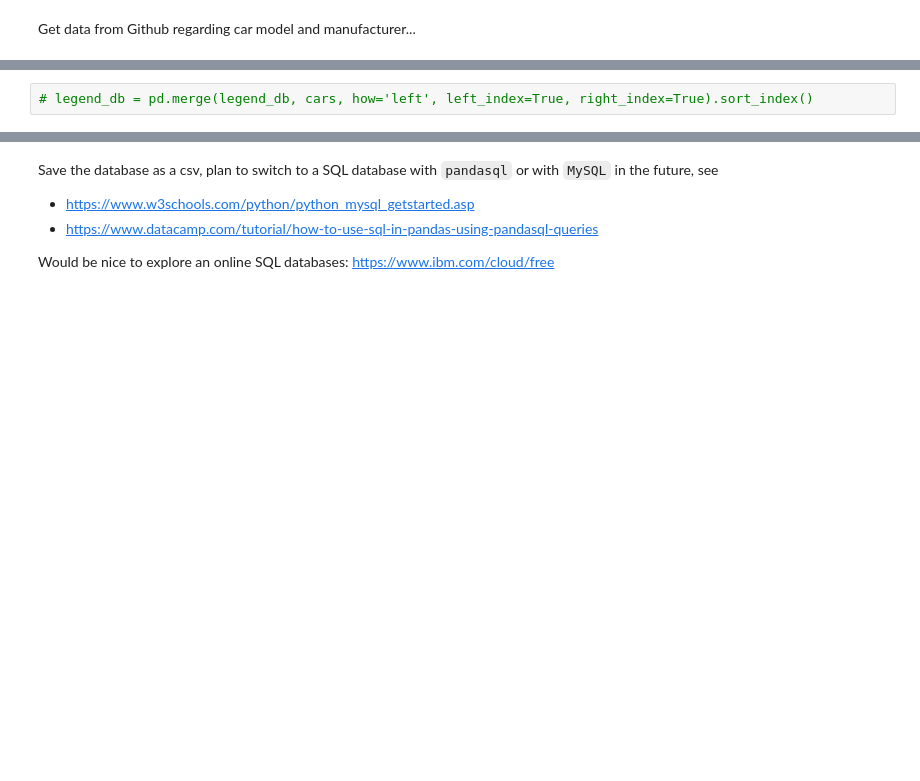
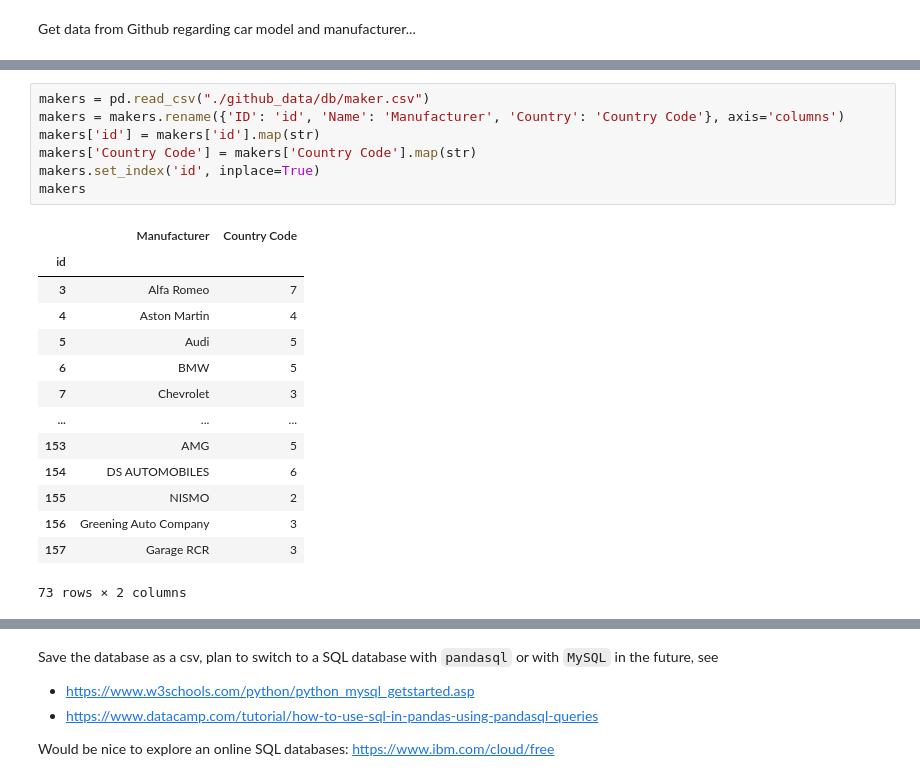
Before and after one commit to marcohoucheng/Gran-Turismo-7-Price-Tracker, a Jupyter notebook: build.ipynb, the cells around one changed output, grey strips where cells are left out. Cells and saved outputs as stored; diff of their text form; blank space fills up the shorter version.

```diff
--- a/build.ipynb
+++ b/build.ipynb
@@ -179,5 +188,25 @@ cars
 | 3539 | 911 GT3 RS (992) '22 | 136 |
 | 3540 | Model 3 Performance '23 | 119 |
 492 rows × 2 columns
-# %%
-# legend_db = pd.merge(legend_db, cars, how='left', left_index=True, right_index=True).sort_index()
+# %%
+makers = pd.read_csv("./github_data/db/maker.csv")
+makers = makers.rename({'ID': 'id', 'Name': 'Manufacturer', 'Country': 'Country Code'}, axis='columns')
+makers['id'] = makers['id'].map(str)
+makers['Country Code'] = makers['Country Code'].map(str)
+makers.set_index('id', inplace=True)
+makers
+# %% [output]
+|  | Manufacturer | Country Code |
+| id |  |  |
+| 3 | Alfa Romeo | 7 |
+| 4 | Aston Martin | 4 |
+| 5 | Audi | 5 |
+| 6 | BMW | 5 |
+| 7 | Chevrolet | 3 |
+| ... | ... | ... |
+| 153 | AMG | 5 |
+| 154 | DS AUTOMOBILES | 6 |
+| 155 | NISMO | 2 |
+| 156 | Greening Auto Company | 3 |
+| 157 | Garage RCR | 3 |
+73 rows × 2 columns
```
Also changed, not shown: parts of 12 cells of this notebook.
